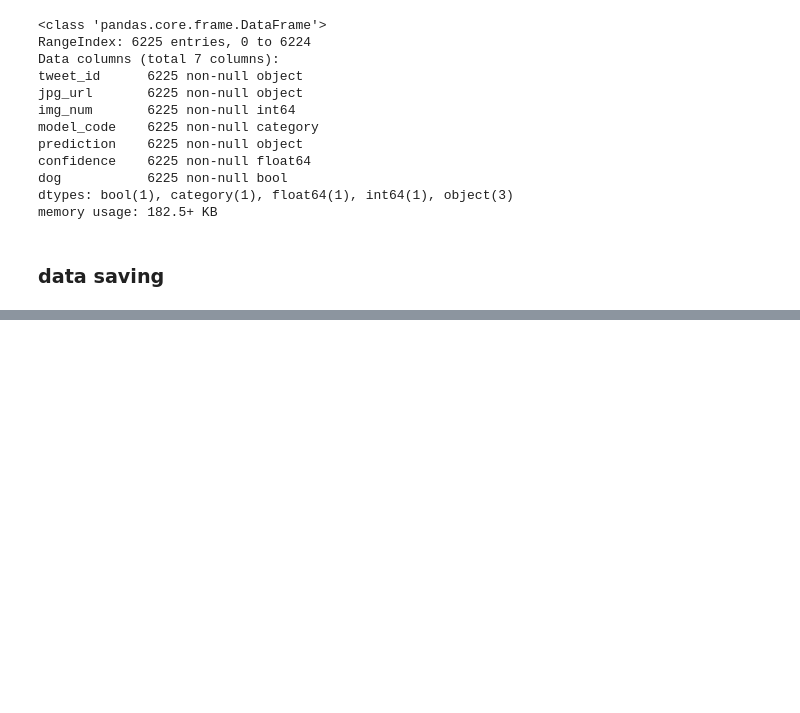
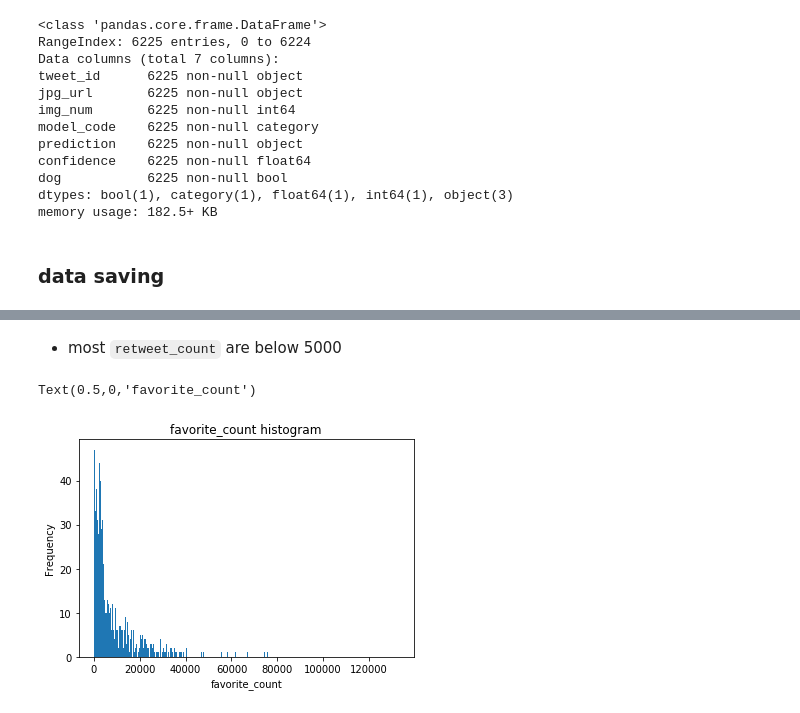
Before and after one commit to ahmed-mahmood-hanafy/wrangle_act, a Jupyter notebook: wrangle_act.ipynb, the cells around one changed output, grey strips where cells are left out. Cells and saved outputs as stored; diff of their text form; code cells hidden in the pictures; blank space fills up the shorter version.

```diff
--- a/wrangle_act.ipynb
+++ b/wrangle_act.ipynb
@@ -905,0 +923,9 @@ image_predictions_clean.to_csv('image_predictions_clean.csv',index= False)
+# %% [markdown]
+- most `retweet_count` are below 5000
+# %%
+twitter_archive_clean.favorite_count.plot.hist(bins=1000)
+plt.title('favorite_count histogram')
+plt.xlabel('favorite_count')
+# %% [output]
+Text(0.5,0,'favorite_count')
+[figure, added]
```
Also changed, not shown: parts of 25 cells of this notebook, 8 other files.
